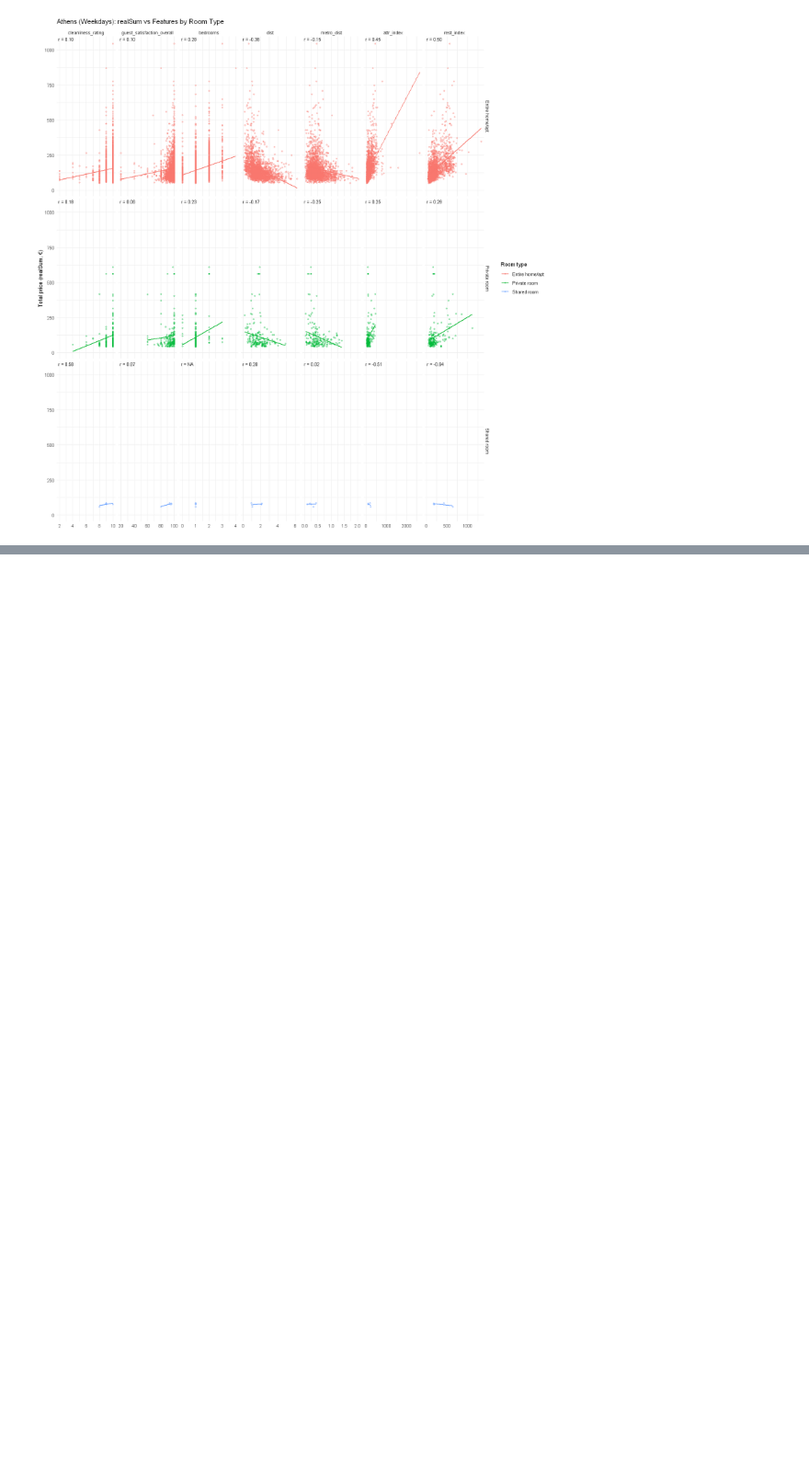
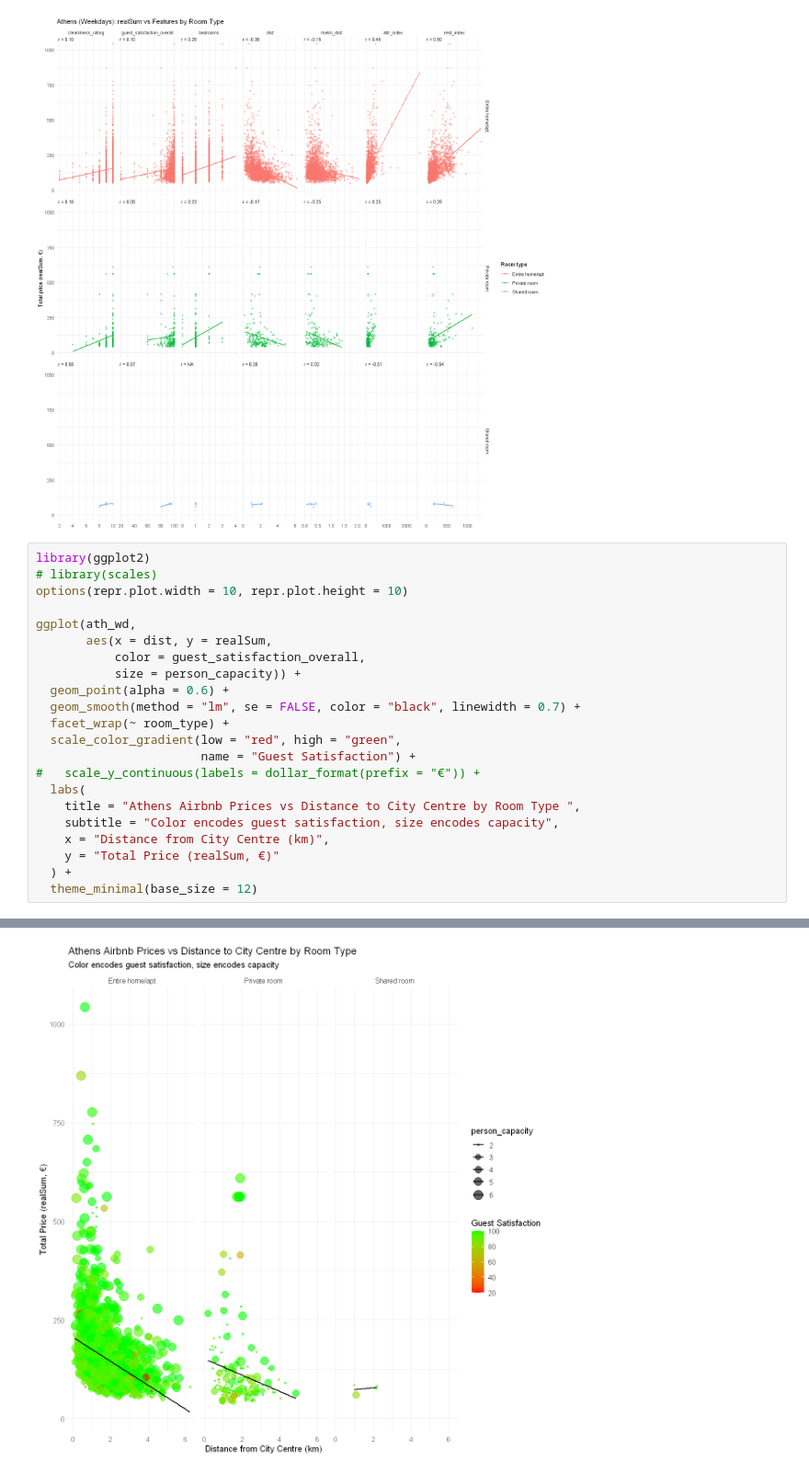
Before and after one commit to naksuu24/STAT301_Project, a Jupyter notebook: data/try.ipynb, the cells around one changed output, grey strips where cells are left out. Shown: that part at 92% size. Cells and saved outputs as stored; diff of their text form; blank space fills up the shorter version.

```diff
--- a/data/try.ipynb
+++ b/data/try.ipynb
@@ -67,3 +67,26 @@ Caused by warning in `cor()`:
 ! the standard deviation is zero"
 `geom_smooth()` using formula = 'y ~ x'
 [figure]
+# %%
+library(ggplot2)
+# library(scales)
+options(repr.plot.width = 10, repr.plot.height = 10)
+
+ggplot(ath_wd,
+       aes(x = dist, y = realSum,
+           color = guest_satisfaction_overall,
+           size = person_capacity)) +
+  geom_point(alpha = 0.6) +
+  geom_smooth(method = "lm", se = FALSE, color = "black", linewidth = 0.7) +
+  facet_wrap(~ room_type) +
+  scale_color_gradient(low = "red", high = "green",
+                       name = "Guest Satisfaction") +
+#   scale_y_continuous(labels = dollar_format(prefix = "€")) +
+  labs(
+    title = "Athens Airbnb Prices vs Distance to City Centre by Room Type ",
+    subtitle = "Color encodes guest satisfaction, size encodes capacity",
+    x = "Distance from City Centre (km)",
+    y = "Total Price (realSum, €)"
+  ) +
+  theme_minimal(base_size = 12)
+# %% [output]
@@ -69,0 +112 @@ Caused by warning in `cor()`:
+[figure, added]
```
Also changed, not shown: parts of 1 cell of this notebook, 1 other file.
